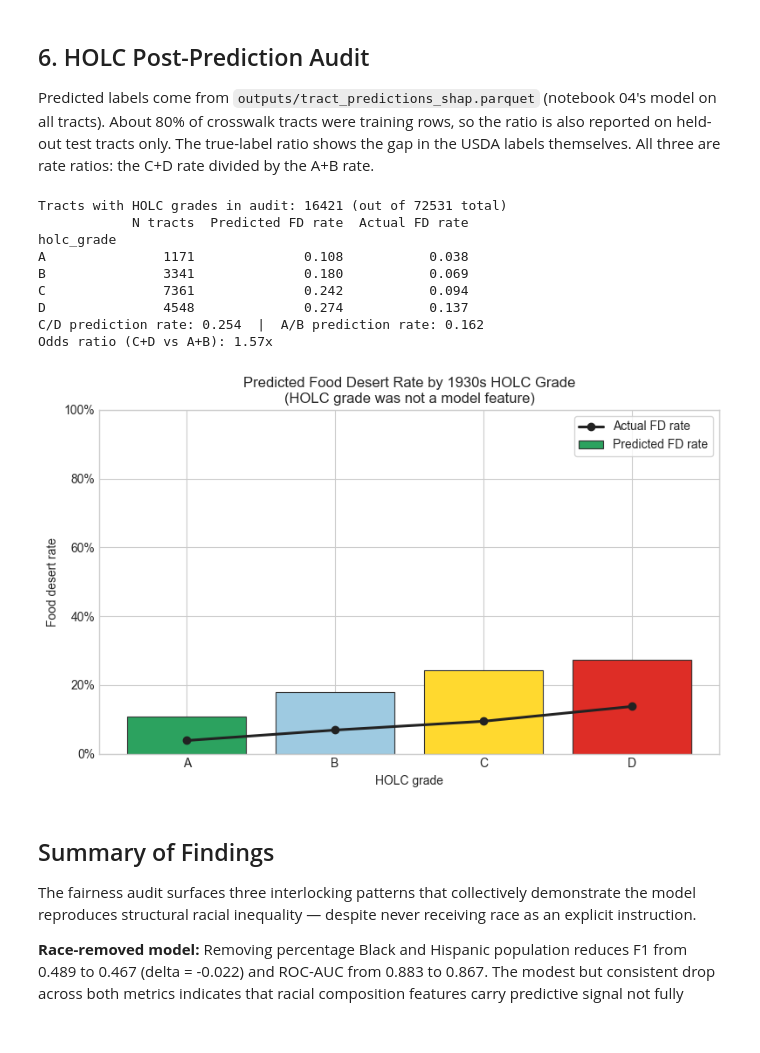
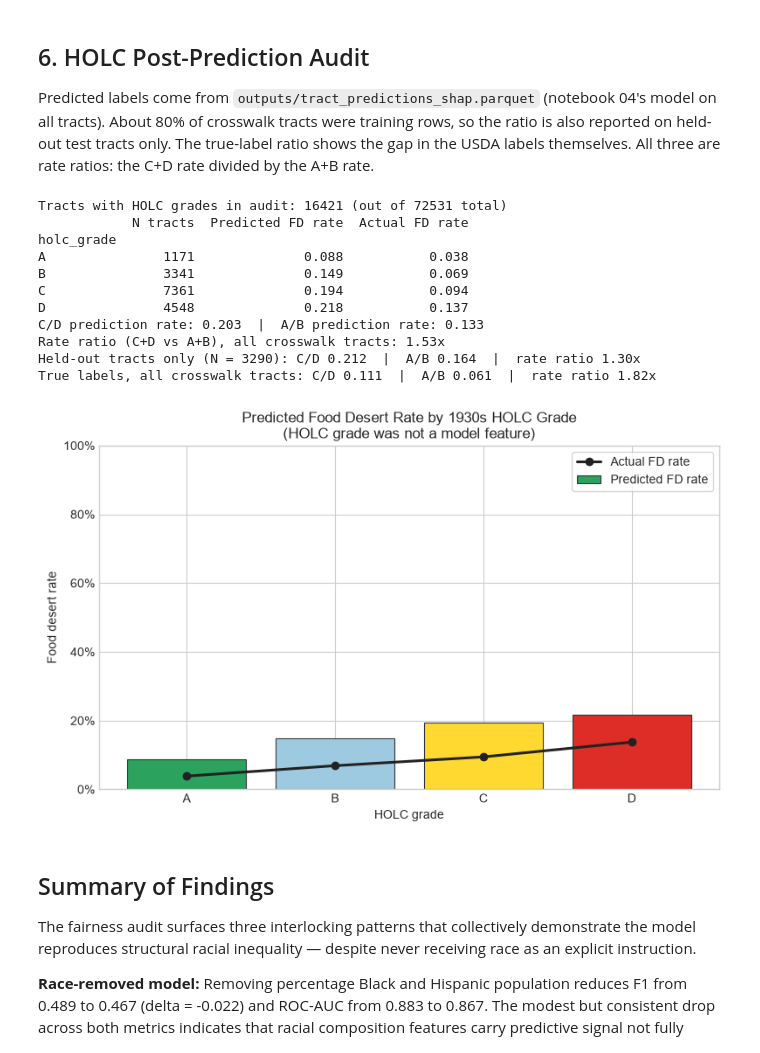
Before and after one commit to Morgan971-pixel/desertmap, a Jupyter notebook: notebooks/05_fairness_audit.ipynb, the cells around one changed output. Cells and saved outputs as stored; diff of their text form; code cells hidden in the pictures.

```diff
--- a/notebooks/05_fairness_audit.ipynb
+++ b/notebooks/05_fairness_audit.ipynb
@@ -84,11 +82,5 @@ full_metrics = {
     'roc_auc':   roc_auc_score(y_test, y_prob_full)
 }
 
-with open(RF_METRICS_PATH) as f:
-    rf_metrics_04 = json.load(f)
-if not (np.isclose(full_metrics['f1'], rf_metrics_04['F1 (food desert class)'])
-        and np.isclose(full_metrics['roc_auc'], rf_metrics_04['ROC-AUC'])):
-    raise ValueError('Audit model does not match notebook 04; re-run notebook 04 first.')
-print('Matches notebook 04 test metrics.')
 full_metrics
 # %% [output]
@@ -272,15 +266,12 @@ Interpretation: A higher flip rate means race features have stronger direct infl
 
 Predicted labels come from `outputs/tract_predictions_shap.parquet` (notebook 04's model on all tracts). About 80% of crosswalk tracts were training rows, so the ratio is also reported on held-out test tracts only. The true-label ratio shows the gap in the USDA labels themselves. All three are rate ratios: the C+D rate divided by the A+B rate.
 # %%
-preds_df = pd.read_parquet(PRED_PATH)
+# Predictions for every tract from this notebook's model (the same tuned model the site uses;
+# scripts/check_consistency.py confirms they match).
+preds_df = df[['CensusTract', TARGET_COL]].copy()
+preds_df['predicted_label'] = rf.predict(X)
 holc_df = pd.read_csv(HOLC_PATH)
 holc_df = holc_df[holc_df['holc_grade'].isin(['A', 'B', 'C', 'D'])].copy()
-
-# The parquet and this notebook must hold the same model's predictions.
-parquet_test_labels = preds_df.set_index('CensusTract').loc[ct_test.values, 'predicted_label'].values
-n_mismatch = int((parquet_test_labels != y_pred_full).sum())
-if n_mismatch:
-    raise ValueError(f'{n_mismatch} test tracts differ between the parquet and this model; re-run notebook 04.')
 
 audit_df = preds_df.merge(holc_df, on='CensusTract', how='inner')
 print(f'Tracts with HOLC grades in audit: {len(audit_df)} (out of 72531 total)')
@@ -324,40 +315,42 @@ holc_colors = {'A': '#2ca25f', 'B': '#9ecae1', 'C': '#ffd92f', 'D': '#de2d26'}
 grades = ['A', 'B', 'C', 'D']
 ax.bar(
     grades,
     holc_summary.loc[grades, 'pred_rate'],
     color=[holc_colors[g] for g in grades],
     edgecolor='#333333',
     linewidth=0.8,
     label='Predicted FD rate'
 )
 ax.plot(
     grades,
     holc_summary.loc[grades, 'actual_rate'],
     color='#222222',
     marker='o',
     linewidth=2.2,
     label='Actual FD rate'
 )
 ax.set_title('Predicted Food Desert Rate by 1930s HOLC Grade\n(HOLC grade was not a model feature)')
 ax.set_xlabel('HOLC grade')
 ax.set_ylabel('Food desert rate')
 ax.yaxis.set_major_formatter(mticker.PercentFormatter(xmax=1.0))
 ax.set_ylim(0, max(1.0, holc_summary[['pred_rate', 'actual_rate']].max().max() * 1.2))
 ax.legend(frameon=True)
 fig.tight_layout()
 fig.savefig(f'{FIG_DIR}/05_holc_audit.png', dpi=200, bbox_inches='tight')
 plt.show()
 # %% [output]
 Tracts with HOLC grades in audit: 16421 (out of 72531 total)
             N tracts  Predicted FD rate  Actual FD rate
 holc_grade
-A               1171              0.108           0.038
-B               3341              0.180           0.069
-C               7361              0.242           0.094
-D               4548              0.274           0.137
-C/D prediction rate: 0.254  |  A/B prediction rate: 0.162
-Odds ratio (C+D vs A+B): 1.57x
+A               1171              0.088           0.038
+B               3341              0.149           0.069
+C               7361              0.194           0.094
+D               4548              0.218           0.137
+C/D prediction rate: 0.203  |  A/B prediction rate: 0.133
+Rate ratio (C+D vs A+B), all crosswalk tracts: 1.53x
+Held-out tracts only (N = 3290): C/D 0.212  |  A/B 0.164  |  rate ratio 1.30x
+True labels, all crosswalk tracts: C/D 0.111  |  A/B 0.061  |  rate ratio 1.82x
-[figure, old version]
+[figure, new version]
 # %% [markdown]
 ## Summary of Findings
 
```
Also changed, not shown: parts of 7 cells of this notebook, 26 other files.
